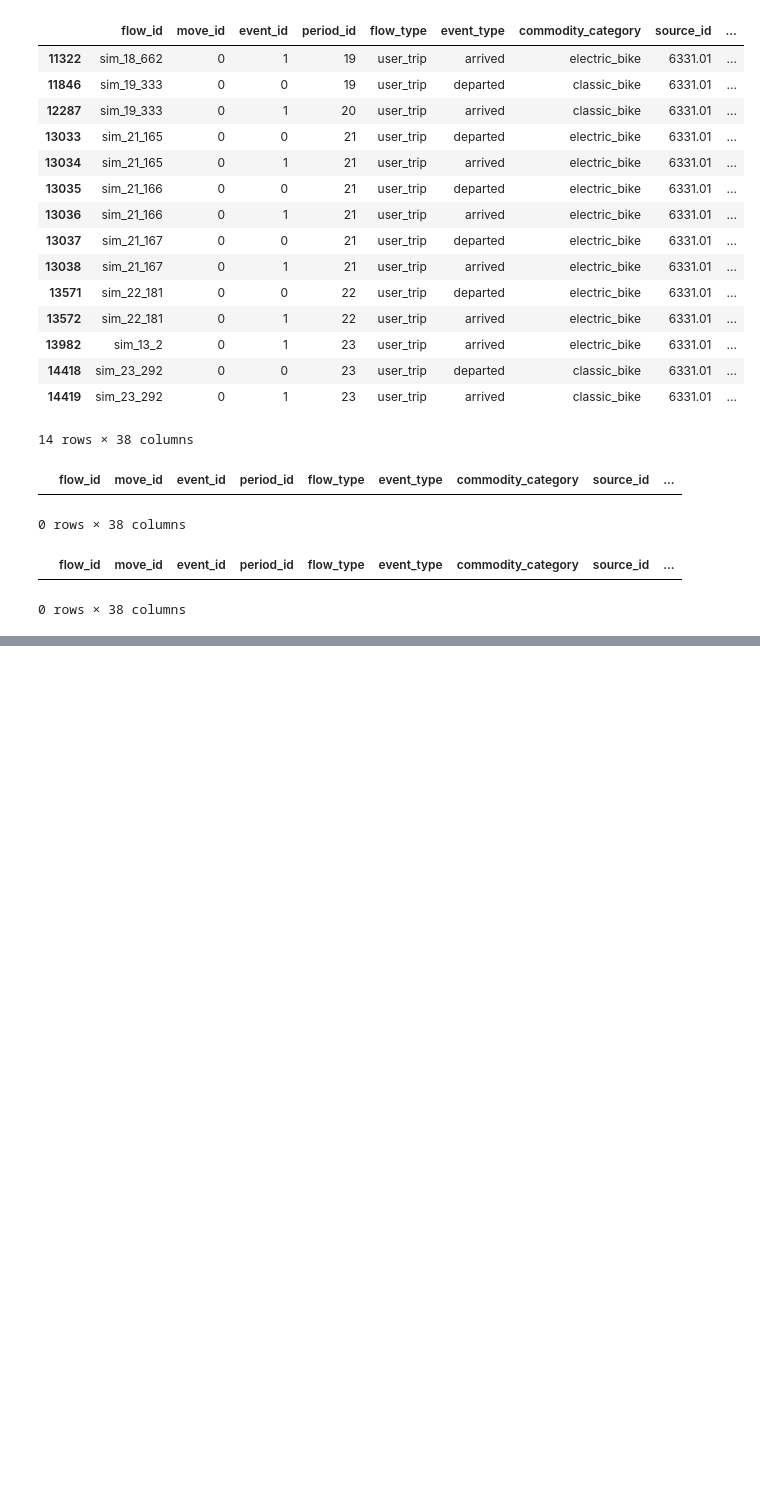
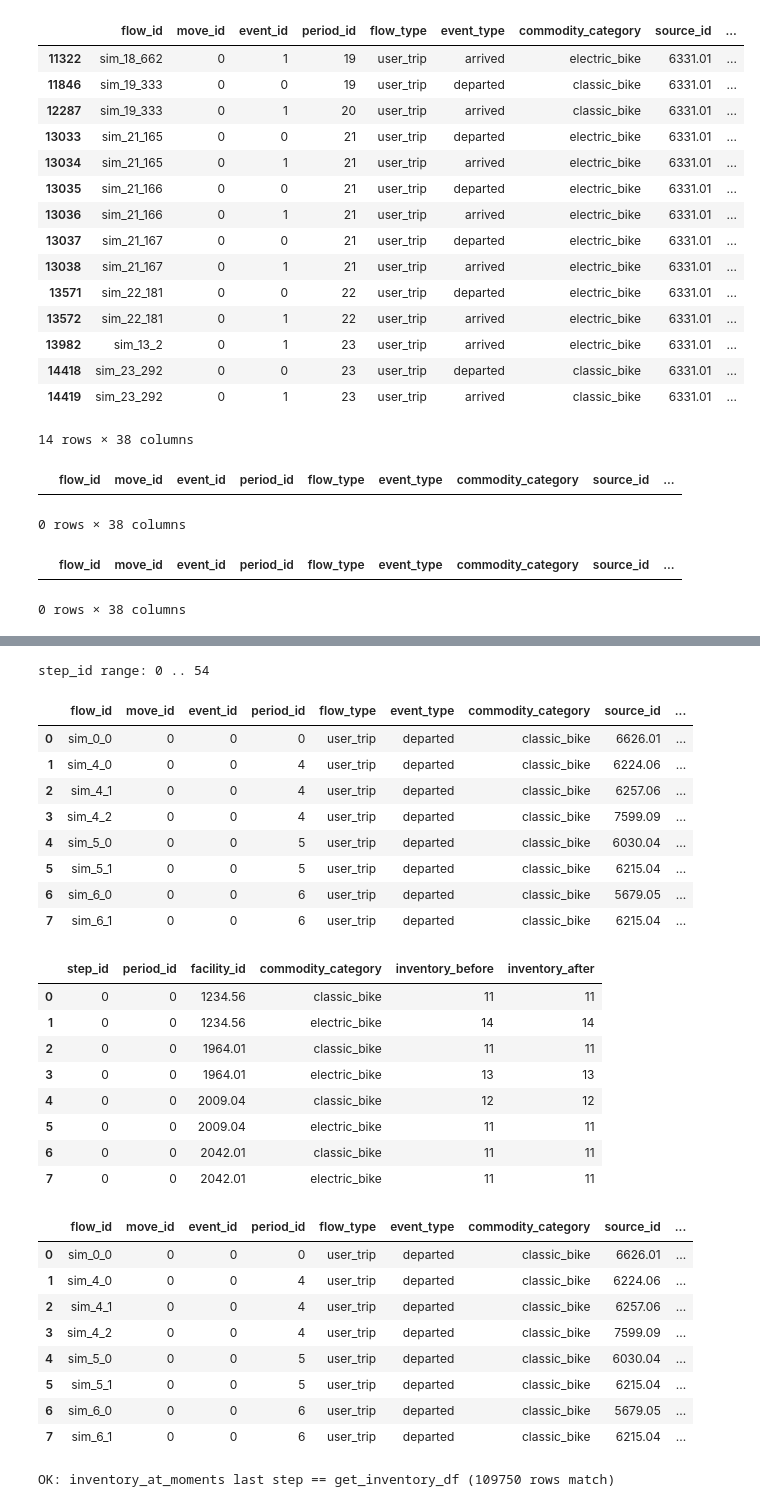
Before and after one commit to vlzm/GFDRR, a Jupyter notebook: notebooks/test_pipeline.ipynb, the cells around one changed output, grey strips where cells are left out. Saved outputs shown, nothing was run; the diff lists cells and outputs as text; code cells hidden in the pictures; blank space fills up the shorter version.

```diff
--- a/notebooks/test_pipeline.ipynb
+++ b/notebooks/test_pipeline.ipynb
@@ -129,0 +152,67 @@ slice_flows_wide(simulated_flows_wild_df, "realized_target", "6233.04", period_i
+# %%
+from gbp.model import (
+    flows_with_inventory,
+    get_inventory_df,
+    inventory_at_moments,
+    redirect_neighbor_table,
+)
+
+initial_inventory_df = graph_data.initial_inventory_df
+
+# 1) The finalized journal now carries `step_id` -- the inventory time axis below
+#    the period (one step per +1/-1 batch: dock-previous, departures, dock-same,
+#    and each redirect round).
+print("step_id range:",
+      int(simulated_flows_df["step_id"].min()), "..", int(simulated_flows_df["step_id"].max()))
+display(simulated_flows_df.head(8))
+
+# 2) Inventory at every moment: each facility's value before/after each step.
+moments_df = inventory_at_moments(simulated_flows_df, initial_inventory_df)
+display(moments_df.head(8))
+
+# 3) The journal widened with each event's own facility inventory before/after.
+wide_flows_df = flows_with_inventory(simulated_flows_df, initial_inventory_df)
+display(wide_flows_df.head(8))
+
+# 4) Sanity: the fine view coarsens back to per-period inventory exactly
+#    (a period's inventory is the value at its last step).
+last_step = moments_df.groupby("period_id")["step_id"].transform("max") == moments_df["step_id"]
+period_end_df = (moments_df[last_step]
+                 .rename(columns={"inventory_after": "quantity"})
+                 [["period_id", "facility_id", "commodity_category", "quantity"]])
+coarse_df = get_inventory_df(simulated_flows_df, initial_inventory_df)
+check_df = coarse_df.merge(period_end_df,
+                           on=["period_id", "facility_id", "commodity_category"],
+                           suffixes=("_coarse", "_fine"))
+assert (check_df["quantity_coarse"] == check_df["quantity_fine"]).all()
+print(f"OK: inventory_at_moments last step == get_inventory_df ({len(check_df)} rows match)")
+# %% [output]
+step_id range: 0 .. 54
+|  | flow_id | move_id | event_id | period_id | flow_type | event_type | commodity_category | source_id | ... |
+| 0 | sim_0_0 | 0 | 0 | 0 | user_trip | departed | classic_bike | 6626.01 | ... |
+| 1 | sim_4_0 | 0 | 0 | 4 | user_trip | departed | classic_bike | 6224.06 | ... |
+| 2 | sim_4_1 | 0 | 0 | 4 | user_trip | departed | classic_bike | 6257.06 | ... |
+| 3 | sim_4_2 | 0 | 0 | 4 | user_trip | departed | classic_bike | 7599.09 | ... |
+| 4 | sim_5_0 | 0 | 0 | 5 | user_trip | departed | classic_bike | 6030.04 | ... |
+| 5 | sim_5_1 | 0 | 0 | 5 | user_trip | departed | classic_bike | 6215.04 | ... |
+| 6 | sim_6_0 | 0 | 0 | 6 | user_trip | departed | classic_bike | 5679.05 | ... |
+| 7 | sim_6_1 | 0 | 0 | 6 | user_trip | departed | classic_bike | 6215.04 | ... |
+|  | step_id | period_id | facility_id | commodity_category | inventory_before | inventory_after |
+| 0 | 0 | 0 | 1234.56 | classic_bike | 11 | 11 |
+| 1 | 0 | 0 | 1234.56 | electric_bike | 14 | 14 |
+| 2 | 0 | 0 | 1964.01 | classic_bike | 11 | 11 |
+| 3 | 0 | 0 | 1964.01 | electric_bike | 13 | 13 |
+| 4 | 0 | 0 | 2009.04 | classic_bike | 12 | 12 |
+| 5 | 0 | 0 | 2009.04 | electric_bike | 11 | 11 |
+| 6 | 0 | 0 | 2042.01 | classic_bike | 11 | 11 |
+| 7 | 0 | 0 | 2042.01 | electric_bike | 11 | 11 |
+|  | flow_id | move_id | event_id | period_id | flow_type | event_type | commodity_category | source_id | ... |
+| 0 | sim_0_0 | 0 | 0 | 0 | user_trip | departed | classic_bike | 6626.01 | ... |
+| 1 | sim_4_0 | 0 | 0 | 4 | user_trip | departed | classic_bike | 6224.06 | ... |
+| 2 | sim_4_1 | 0 | 0 | 4 | user_trip | departed | classic_bike | 6257.06 | ... |
+| 3 | sim_4_2 | 0 | 0 | 4 | user_trip | departed | classic_bike | 7599.09 | ... |
+| 4 | sim_5_0 | 0 | 0 | 5 | user_trip | departed | classic_bike | 6030.04 | ... |
+| 5 | sim_5_1 | 0 | 0 | 5 | user_trip | departed | classic_bike | 6215.04 | ... |
+| 6 | sim_6_0 | 0 | 0 | 6 | user_trip | departed | classic_bike | 5679.05 | ... |
+| 7 | sim_6_1 | 0 | 0 | 6 | user_trip | departed | classic_bike | 6215.04 | ... |
+OK: inventory_at_moments last step == get_inventory_df (109750 rows match)
```
Also changed, not shown: parts of 5 cells of this notebook, 20 other files.
